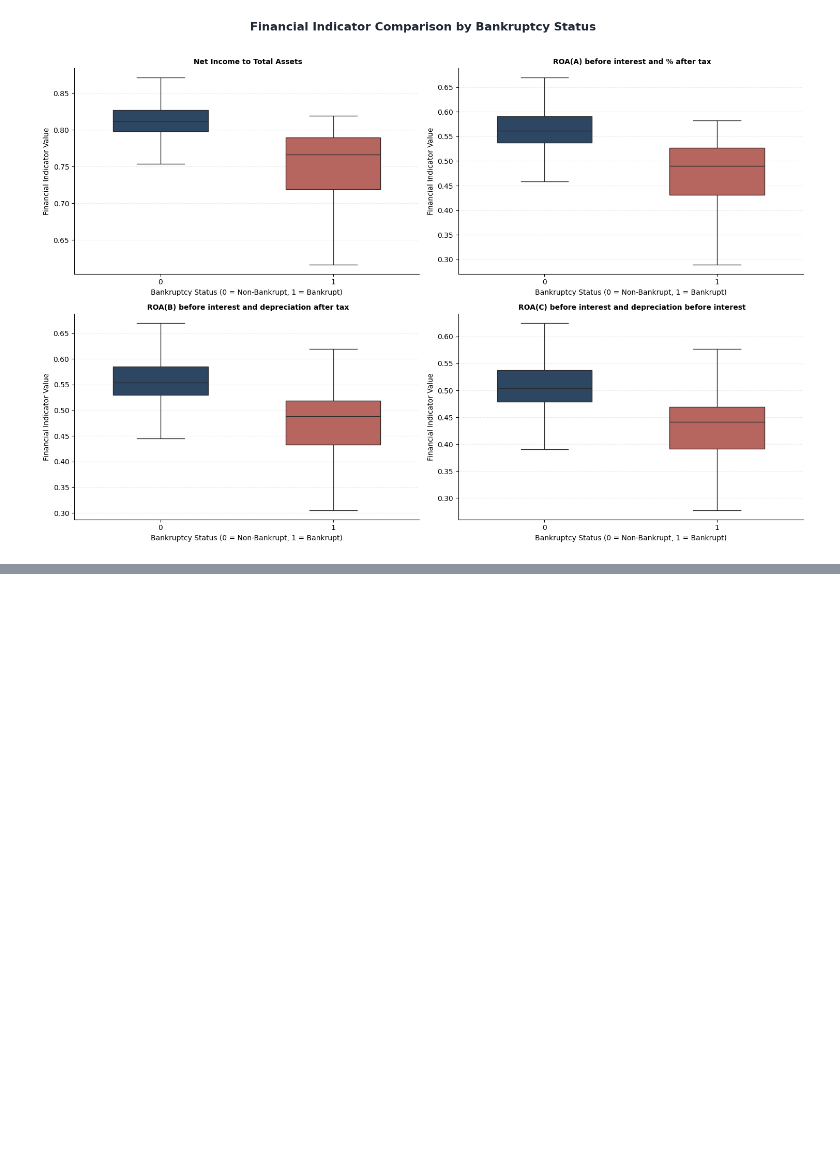
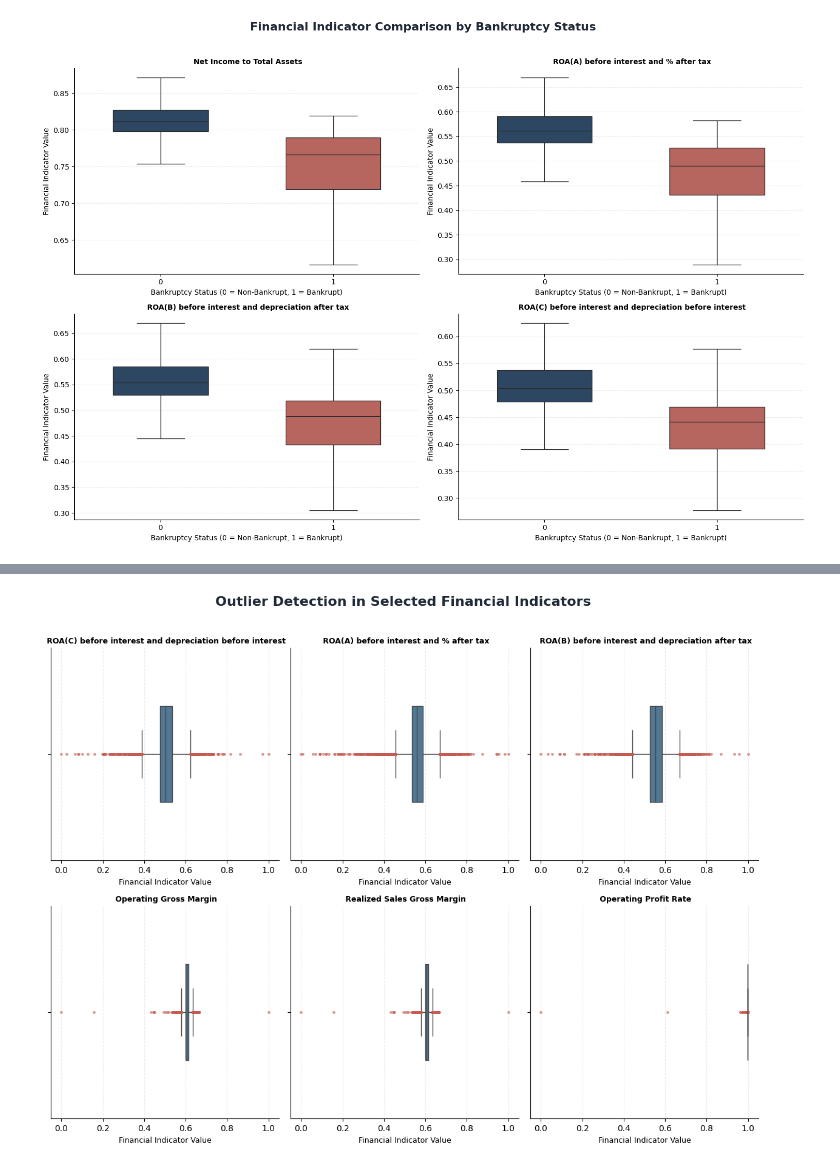
Before and after one commit to Clinton1029/bankruptcy_pred, a Jupyter notebook: Bankruptcy.ipynb, the cells around one changed output, grey strips where cells are left out. Saved outputs shown, nothing was run; the diff lists cells and outputs as text; code cells hidden in the pictures; blank space fills up the shorter version.

```diff
--- a/Bankruptcy.ipynb
+++ b/Bankruptcy.ipynb
@@ -723,0 +726,74 @@ plt.show()
+# %%
+
+# Identify numerical columns in the dataset.
+numeric_columns = df.select_dtypes(include=np.number).columns.tolist()
+
+# Exclude the bankruptcy target from the financial indicators.
+financial_columns = [
+    column for column in numeric_columns if column != "Bankrupt"
+]
+
+# Select up to six financial indicators for outlier inspection.
+outlier_features = financial_columns[:6]
+
+# Create a two-by-three grid of boxplots.
+fig, axes = plt.subplots(2, 3, figsize=(12, 9), facecolor="white")
+
+# Add a shared title for the visualization.
+fig.suptitle(
+    "Outlier Detection in Selected Financial Indicators",
+    fontsize=16,
+    fontweight="bold",
+    color="#1F2937",
+    y=1.02
+)
+
+# Loop through the selected indicators and plotting panels.
+for feature, ax in zip(outlier_features, axes.flatten()):
+
+    # Draw a boxplot and retain potential outlier markers.
+    sns.boxplot(
+        data=df,
+        x=feature,
+        color="#47799F",
+        width=0.45,
+        flierprops={
+            "marker": "o",
+            "markersize": 2.5,
+            "markerfacecolor": "#C45A50",
+            "markeredgecolor": "#C45A50",
+            "alpha": 0.5
+        },
+        ax=ax
+    )
+
+    # Add the financial indicator name as the panel title.
+    ax.set_title(feature, fontsize=9, fontweight="bold")
+
+    # Label the horizontal axis.
+    ax.set_xlabel("Financial Indicator Value", fontsize=9)
+
+    # Remove the vertical-axis label because each panel shows one indicator.
+    ax.set_ylabel("")
+
+    # Add subtle vertical gridlines.
+    ax.grid(axis="x", linestyle="--", alpha=0.25)
+
+    # Keep gridlines behind the boxplot.
+    ax.set_axisbelow(True)
+
+    # Remove unnecessary borders.
+    ax.spines["top"].set_visible(False)
+    ax.spines["right"].set_visible(False)
+
+# Hide unused panels if fewer than six indicators are available.
+for ax in axes.flatten()[len(outlier_features):]:
+    ax.set_visible(False)
+
+# Improve subplot spacing.
+plt.tight_layout()
+
+# Display the boxplots.
+plt.show()
+# %% [output]
+[figure, added]
```
Also changed, not shown: parts of 2 cells of this notebook.
